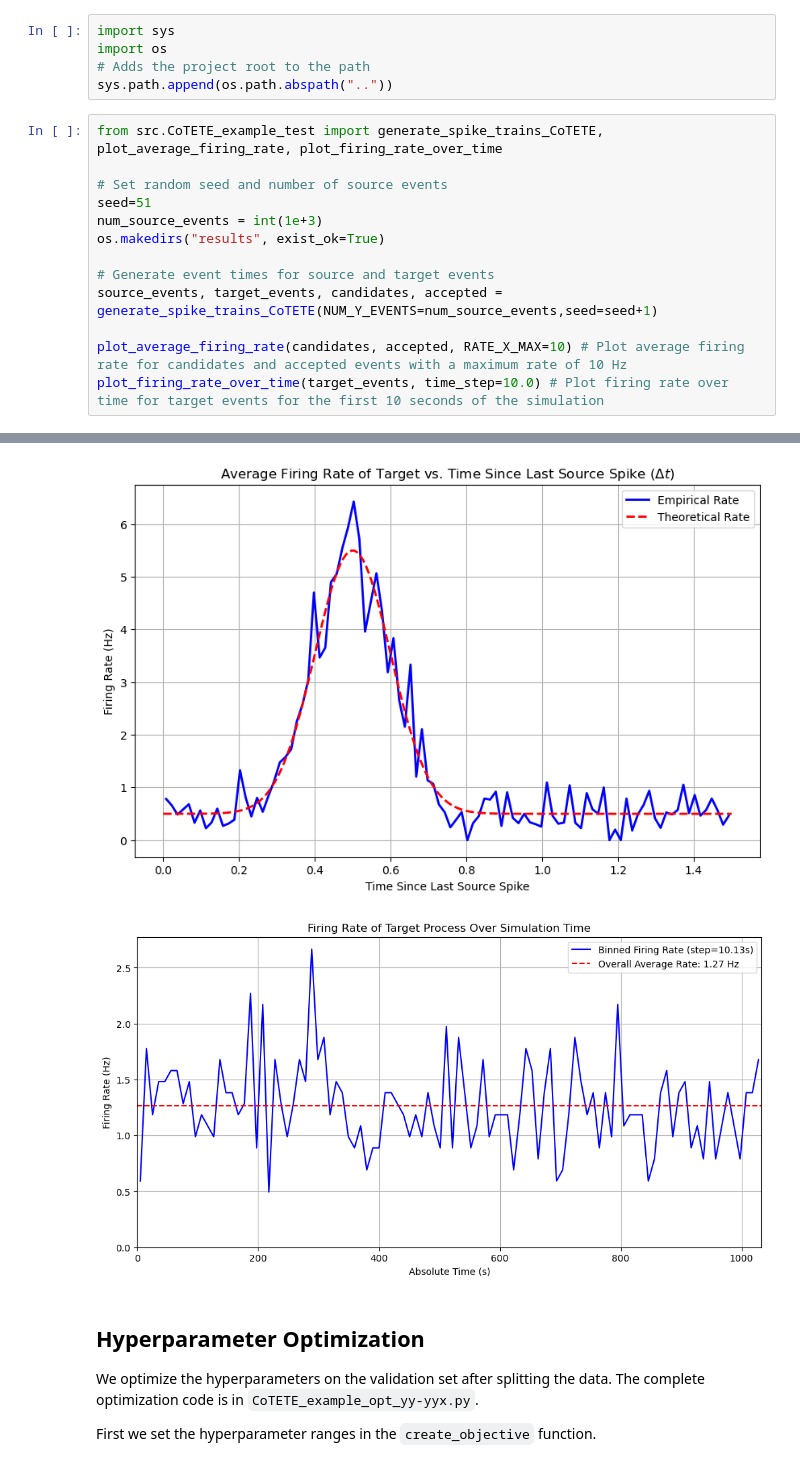
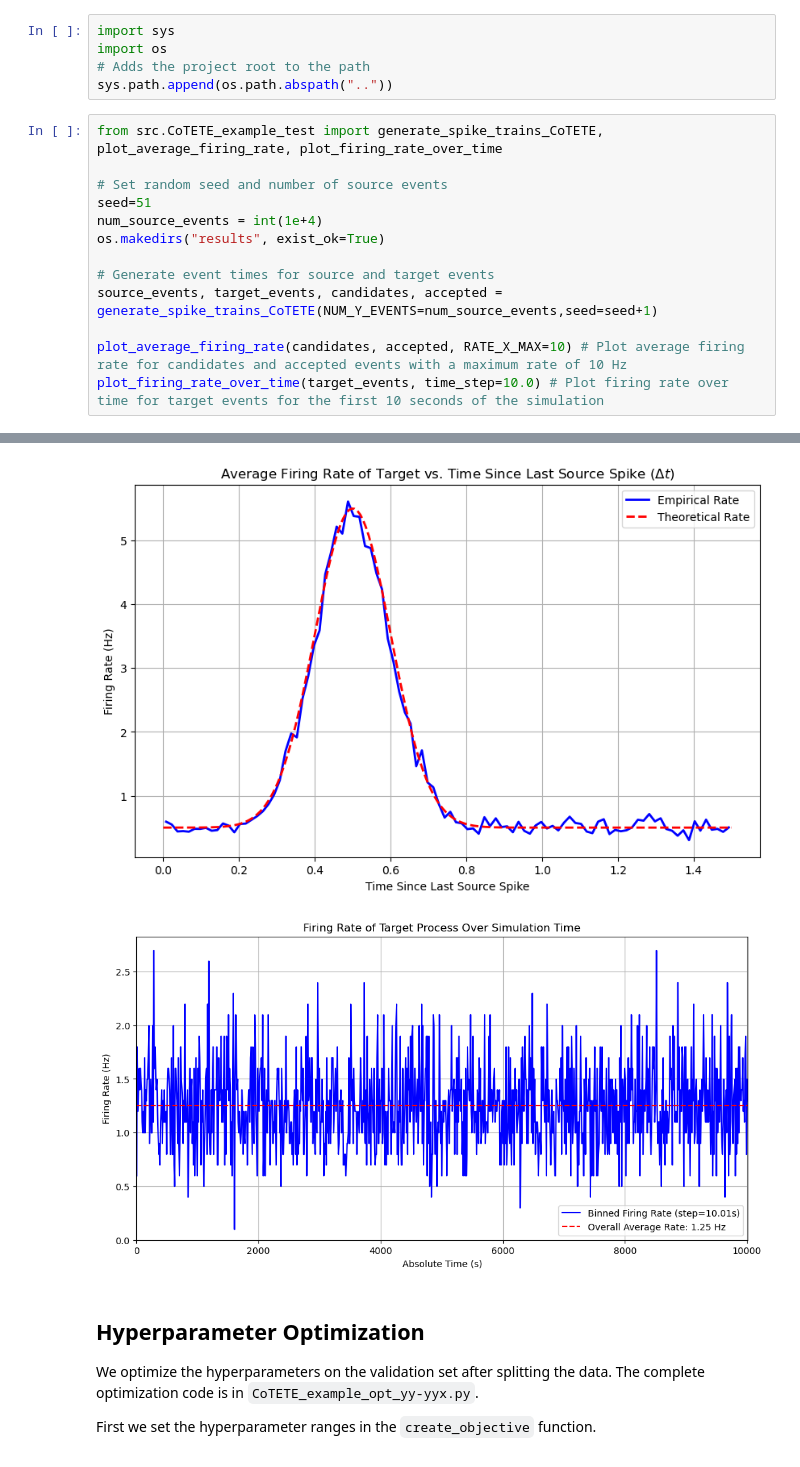
Before and after one commit to LennoxLiu/my-master-thesis-public, a Jupyter notebook: demo/demo.ipynb, the cells around one changed output, grey strips where cells are left out. Drawn from its saved outputs; the diff is of its cells as text.

```diff
--- a/demo/demo.ipynb
+++ b/demo/demo.ipynb
@@ -16,24 +16,24 @@ sys.path.append(os.path.abspath(".."))
 # %%
 from src.CoTETE_example_test import generate_spike_trains_CoTETE, plot_average_firing_rate, plot_firing_rate_over_time
 
 # Set random seed and number of source events
 seed=51
-num_source_events = int(1e+3)
+num_source_events = int(1e+4)
 os.makedirs("results", exist_ok=True)
 
 # Generate event times for source and target events
 source_events, target_events, candidates, accepted = generate_spike_trains_CoTETE(NUM_Y_EVENTS=num_source_events,seed=seed+1)
 
 plot_average_firing_rate(candidates, accepted, RATE_X_MAX=10) # Plot average firing rate for candidates and accepted events with a maximum rate of 10 Hz
 plot_firing_rate_over_time(target_events, time_step=10.0) # Plot firing rate over time for target events for the first 10 seconds of the simulation
 # %% [output]
 Plotting results...
 Plotting results...
 Plot saved as avg_firing_rate_from_last_source.png
 Plotting results for firing_rate_over_time.png with time_step=10.0s...
 Plot saved as firing_rate_over_time.png
-[figure, old version]
+[figure, new version]
-[figure, old version]
+[figure, new version]
 # %% [markdown]
 ## Hyperparameter Optimization
 
```
Also changed, not shown: parts of 2 cells of this notebook, 14 other files.
